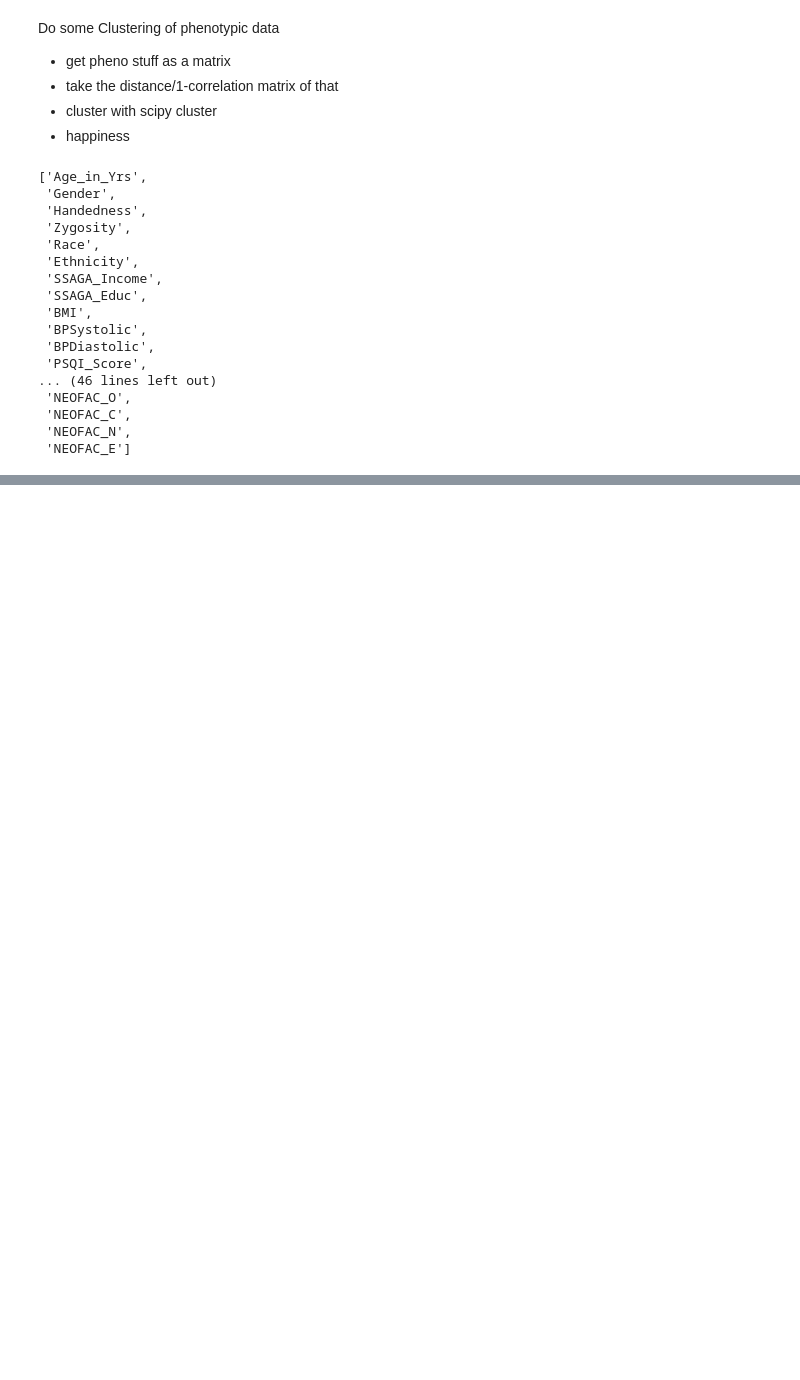
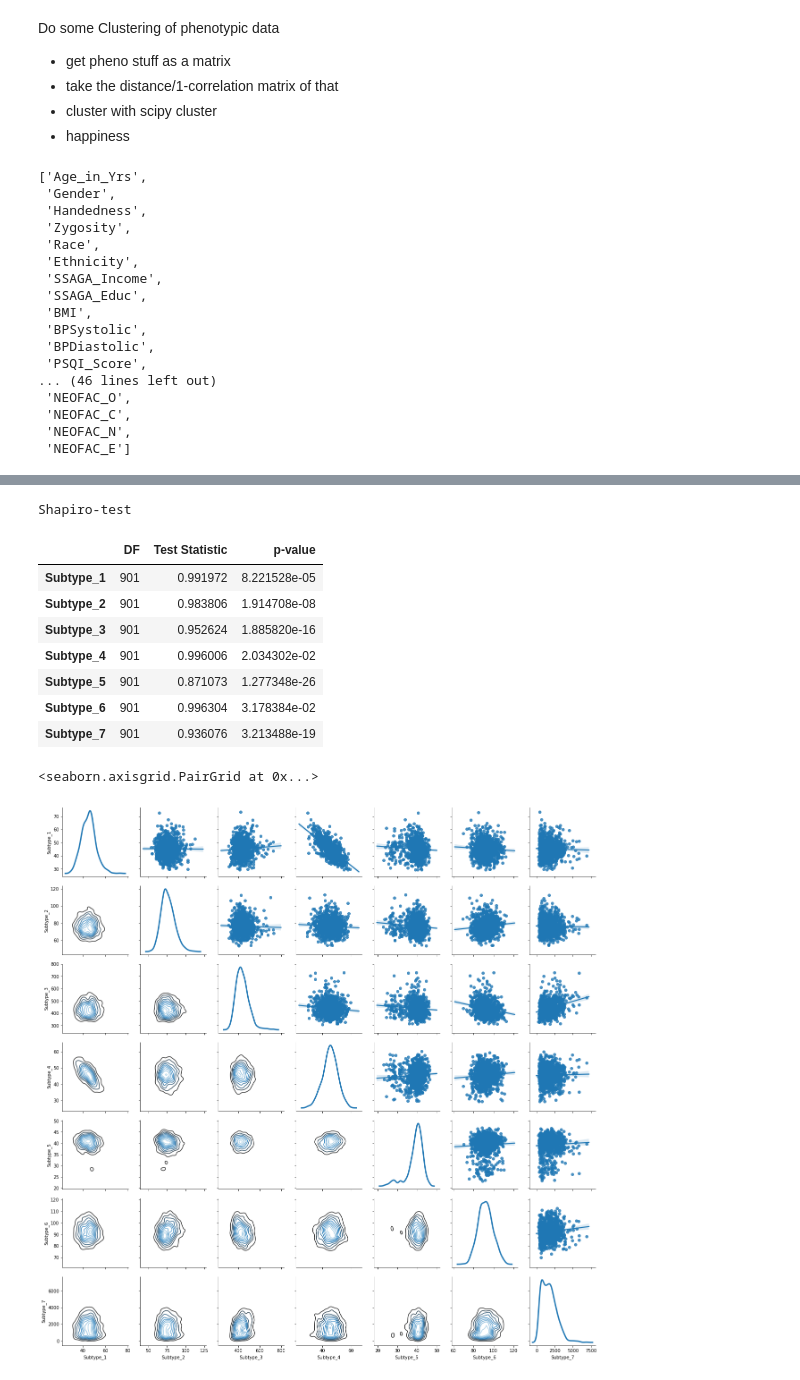
Before and after one commit to SIMEXP/hcp, a Jupyter notebook: HCP_clustering_pheno_normalized.ipynb, the cells around one changed output, grey strips where cells are left out. Drawn from its saved outputs; the diff is of its cells as text; code cells hidden in the pictures; blank space fills up the shorter version.

```diff
--- a/HCP_clustering_pheno_normalized.ipynb
+++ b/HCP_clustering_pheno_normalized.ipynb
@@ -179,0 +199,58 @@ merged_pheno.to_csv(out_p, index=False)
+# %%
+import scipy
+from scipy import stats, integrate
+import pandas as pd
+import seaborn.apionly as sns
+from IPython.display import display
+# Test for normality distribution of clusters
+x = merged_pheno.Subtype_1.dropna()
+y = merged_pheno.Subtype_2.dropna()
+z = merged_pheno.Subtype_3.dropna()
+u = merged_pheno.Subtype_4.dropna()
+v = merged_pheno.Subtype_5.dropna()
+w = merged_pheno.Subtype_6.dropna()
+s = merged_pheno.Subtype_7.dropna()
+
+
+shapiro_results_x = scipy.stats.shapiro(x)
+shapiro_results_y = scipy.stats.shapiro(y)
+shapiro_results_z = scipy.stats.shapiro(z)
+shapiro_results_u = scipy.stats.shapiro(u)
+shapiro_results_v = scipy.stats.shapiro(v)
+shapiro_results_w = scipy.stats.shapiro(w)
+shapiro_results_s = scipy.stats.shapiro(s)
+
+
+
+dict_sw = {'DF':[len(x) - 1,len(y) - 1,len(z) - 1,len(u) - 1,
+                 len(v) - 1,len(w) - 1,len(s) - 1],
+           'Test Statistic': [shapiro_results_x[0],shapiro_results_y[0],
+                              shapiro_results_z[0],shapiro_results_u[0],
+                              shapiro_results_v[0],shapiro_results_w[0],
+                              shapiro_results_s[0]],
+           'p-value': [shapiro_results_x[1],shapiro_results_y[1],
+                       shapiro_results_z[1],shapiro_results_u[1],
+                       shapiro_results_v[1],shapiro_results_w[1],
+                       shapiro_results_s[1]]}
+df = pd.DataFrame(dict_sw,index=["Subtype_1","Subtype_2","Subtype_3","Subtype_4",
+                                 "Subtype_5","Subtype_6","Subtype_7"])
+print('Shapiro-test')
+display(df)
+
+# PLot distribution
+g = sns.PairGrid(merged_pheno.get(["Subtype_1","Subtype_2","Subtype_3","Subtype_4","Subtype_5","Subtype_6","Subtype_7"]).dropna(), diag_sharey=False)
+g.map_lower(sns.kdeplot, cmap="Blues_d")
+g.map_upper(sns.regplot,x_jitter=.4,y_jitter=.4)
+g.map_diag(sns.kdeplot, lw=3)
+# %% [output]
+Shapiro-test
+|  | DF | Test Statistic | p-value |
+| Subtype_1 | 901 | 0.991972 | 8.221528e-05 |
+| Subtype_2 | 901 | 0.983806 | 1.914708e-08 |
+| Subtype_3 | 901 | 0.952624 | 1.885820e-16 |
+| Subtype_4 | 901 | 0.996006 | 2.034302e-02 |
+| Subtype_5 | 901 | 0.871073 | 1.277348e-26 |
+| Subtype_6 | 901 | 0.996304 | 3.178384e-02 |
+| Subtype_7 | 901 | 0.936076 | 3.213488e-19 |
+<seaborn.axisgrid.PairGrid at 0x...>
+[figure, added]
```
Also changed, not shown: parts of 11 cells of this notebook.
